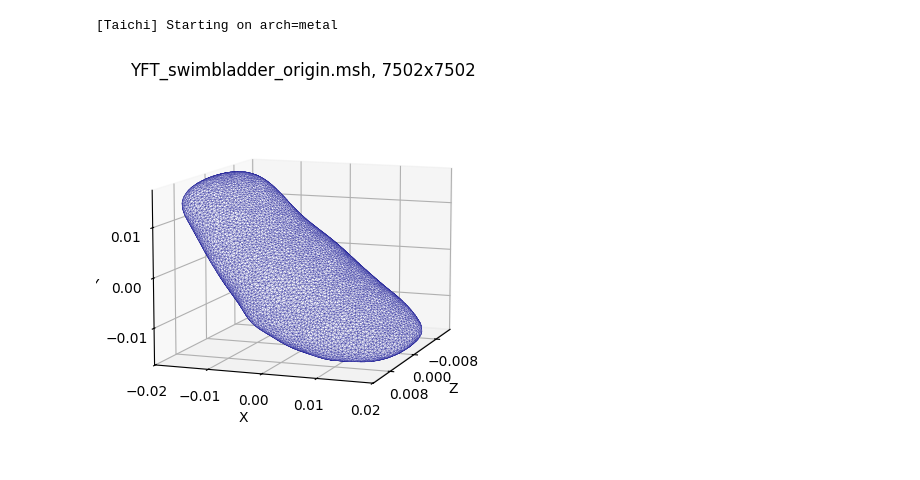
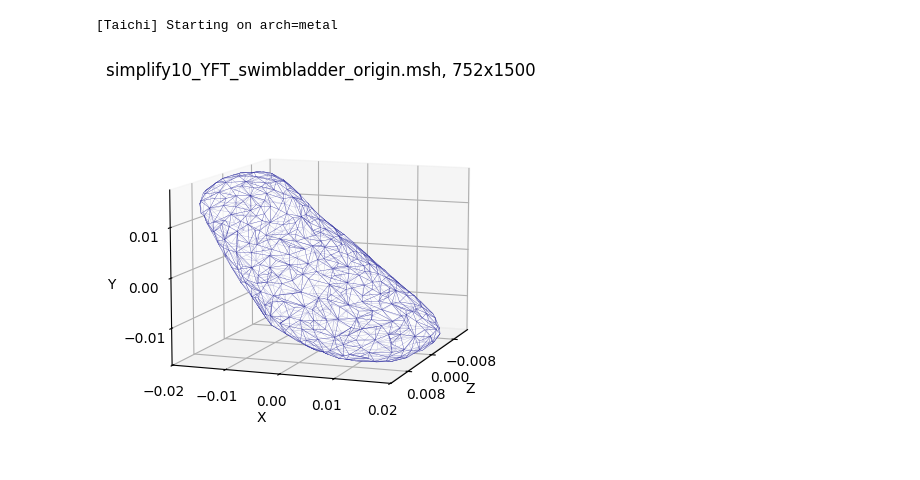
Before and after one commit to marmoszy/mm-bem, a Jupyter notebook: nb/yft_taichi.ipynb, the cells around one changed output. Drawn from its saved outputs; the diff is of its cells as text; code cells hidden in the pictures.

```diff
--- a/nb/yft_taichi.ipynb
+++ b/nb/yft_taichi.ipynb
@@ -1,8 +1,10 @@
 # %%
 # MM 1.11.2026: scattering from soft body using taichi
+
 # !pip install numpy scipy taichi matplotlib
 
 # plane wave scattering from soft target in salt water using Taichi
+# uses mm_util.py for output plot and print
 # input: msh ascii 2.2 file
 # output: 1-deg scattering pattern
 
@@ -18,12 +20,13 @@ datapath = "../msh/"
 fname = 'sphere-1.905_4098x8092.msh' #if len(sys.argv)<=1 else sys.argv[1]
 fname = 'sphere-1.905-600.msh'
 fname = 'simplify10_YFT_swimbladder_origin.msh'
-fname = 'YFT_swimbladder_origin.msh'
+#fname = 'YFT_swimbladder_origin.msh'
 
-th0 = [270]  #if len(sys.argv)<=2 else float(sys.argv[2])
+th0 = [270]        #if len(sys.argv)<=2 else float(sys.argv[2])
 ff = [38e3]  #if len(sys.argv)<=3 else float(sys.argv[3])
-c0 = 1480    #if len(sys.argv)<=4 else float(sys.argv[4])
-ph = 0       #if len(sys.argv)<=5 else float(sys.argv[5])
+c0 = 1480          #if len(sys.argv)<=4 else float(sys.argv[4])
+ph = 0             #if len(sys.argv)<=5 else float(sys.argv[5])
+v_or_t = 0         #if len(sys.argv)<=6 else float(sys.argv[6]) #use vertices or triangles
 
 @ti.kernel
 def compute_S(S_target: ti.types.ndarray(), x: ti.template(), k: ti.f32):
@@ -62,102 +65,48 @@ def compute_far_field(r1_arr: ti.types.ndarray(), phi_arr: ti.types.ndarray(), p
 cos_ph, sin_ph = cos(ph*pi/180), sin(ph*pi/180)
 Ry = np.array([[cos_ph, 0, sin_ph], [0, 1, 0], [-sin_ph, 0, cos_ph]])
 
-with open(datapath + fname) as f: lines = f.readlines()
+with open(datapath + fname) as fp: lines = fp.readlines()
 n = int(lines[4])
 v = [list(map(float, lines[5+i].split()[1:4])) for i in range(n)]
 m = int(lines[n+7])
 e = [list(map(lambda x: int(x)-1, lines[n+8+i].split()[5:8])) for i in range(m)]
 
-#x_np = array([sum([array(v[e[i][j]])/3 for j in range(3)]) for i in range(m)], dtype=np.float32)
-x_np, m = array(v, dtype=np.float32), n  # use vertices (P1) instead of centers (DP0)
+if v_or_t:
+    x_np, m = array(v, dtype=np.float32), n  # use vertices (P1) instead of centers (DP0)
+else:
+    x_np = array([sum([array(v[e[i][j]])/3 for j in range(3)]) for i in range(m)], dtype=np.float32)
 
 r1_np = array([Ry @ [cos(i*pi/180+pi), sin(i*pi/180+pi), 0] for i in range(360)], dtype=np.float32)
 S_np = np.zeros((m, m, 2), dtype=np.float32)
 
 x = ti.Vector.field(3, dtype=ti.f32, shape=m)
 x.from_numpy(x_np)
 
+psc, lbs = [], []
 for f0 in ff:
-    k = 2*pi * fq / c0
+    k = 2*pi * f0 / c0
     compute_S(S_np, x, k)
     for th in th0:
         d_np = Ry @ [cos(th*pi/180+pi), sin(th*pi/180+pi), 0]
         f = ti.Vector.field(2, dtype=ti.f32, shape=m)
         d = ti.Vector([d_np[0], d_np[1], d_np[2]])
         compute_f(f, x, d, k)
         f_np = f.to_numpy()
         S_cx = S_np.view(dtype=np.complex64).reshape(m, m)
         f_cx = f_np.view(dtype=np.complex64).reshape(m)
         from scipy.linalg import lu_factor, lu_solve
         phi_cx = lu_solve(lu_factor(S_cx), f_cx)
         phi_np = np.stack([phi_cx.real, phi_cx.imag], axis=-1).astype(np.float32)
         psc_np = np.zeros((360, 2), dtype=np.float32)
         compute_far_field(r1_np, phi_np, psc_np, k)
-        apsc = sqrt(psc_np[:, 0]**2 + psc_np[:, 1]**2)
-        thbs = (th+180)%360
-        lbs = psc_np[thbs,0] + 1j*psc_np[thbs,1]
-        #print("\n".join(["%d\t%.6f" % (i, apsc[i]) for i in range(len(apsc))]))
+        psc.append(psc_np[:, 0] + 1j * psc_np[:, 1])
+        lbs.append([f0, (th+180)%360, psc[-1][(th+180)%360], c0])
+        #print("\n".join(["%d\t%g"%(i,abs(psc[-1][i])) for i in range(len(psc[-1]))])
 
-# --- plot mesh
-import matplotlib.pyplot as plt
-from mpl_toolkits.mplot3d.art3d import Poly3DCollection
-tri = [[array(v[i]) for i in t] for t in e]
-fig = plt.figure()
-ax = fig.add_subplot(111, projection='3d')
-mesh_collection = Poly3DCollection(tri, alpha=0.6)
-mesh_collection.set_facecolor('white')
-mesh_collection.set_edgecolor('darkblue')
-mesh_collection.set_linewidth(0.2)
-ax.add_collection3d(mesh_collection)
-v_arr = array(v)
-x_min, x_max = v_arr[:, 0].min(), v_arr[:, 0].max()
-y_min, y_max = v_arr[:, 1].min(), v_arr[:, 1].max()
-z_min, z_max = v_arr[:, 2].min(), v_arr[:, 2].max()
-ax.set_xlim(x_min, x_max)
-ax.set_ylim(y_min, y_max)
-ax.set_zlim(z_min, z_max)
-x_range = x_max - x_min
-y_range = y_max - y_min
-z_range = z_max - z_min
-ax.set_box_aspect((x_range, y_range, z_range))
-ax.view_init(elev=10, azim=20, vertical_axis='y')
-ax.set_xlabel('X')
-ax.set_ylabel('Y')
-ax.set_zlabel('Z')
-ax.set_title(r"%s, %dx%d"%(fname,n,m))
-from matplotlib.ticker import MaxNLocator
-ax.xaxis.set_major_locator(MaxNLocator(nbins=4))
-ax.yaxis.set_major_locator(MaxNLocator(nbins=4))
-ax.zaxis.set_major_locator(MaxNLocator(nbins=4))
-plt.savefig("yft_taichi_1.svg", format="svg", bbox_inches="tight")
-plt.show()
-
-# --- plot solution
-import matplotlib.pyplot as plt
-angles = linspace(0, 2 * pi, 360, endpoint=False)
-values_db = 20 * log10([p for p in apsc])
-vmin, vmax = -60, -20
-fig, ax = plt.subplots(subplot_kw={'projection': 'polar'})
-ax.plot(angles, values_db, color='red')
-ax.set_ylim(vmin, vmax)
-ax.set_rticks(linspace(vmin, vmax, 5))
-ax.set_xticks(linspace(0, 2*pi-pi/6, 12))  # 30deg
-ax.set_rlabel_position(-20)
-ax.grid(True)
-ax.set_title(r"%s, $f_0$=%g kHz, $\theta_{BS}$=%g$\degree$"%(fname,f0/1e3,(th+180)%360), va='bottom')
-ax.text(-0.065, -0.065, r"$l_{BS}=$%6f"%(abs(lbs)),
-    fontsize=11,color='black',transform=ax.transAxes)
-ax.text(0.775, -0.065, "TS=%.2f dB"%(20*log10(abs(lbs))),
-    fontsize=11,color='black',transform=ax.transAxes)
-plt.savefig("yft_taichi_2.svg", format="svg", bbox_inches="tight")
-plt.show()
-
-# --- print
-s = "# mm-bem-taichi: %s (%dx%d)\n"%(fname,n,m)
-s += "# th0=%g ph0=0 f0=%g c0=%g lbs=%g (%g,%g)\n"%(th,f0,c0,abs(lbs),lbs.real,lbs.imag)
-s += "\n".join(["%d\t%g"%(i,apsc[i]) for i in range(len(apsc))])
-print(s)
-with open("yft_taichi_3.txt", "w") as f: print(s,file=f)
+from mm_util import plot_mesh, plot_lbs, print_txt
+plot_mesh(v, e, fname, "yft_taichi_1.svg")
+plot_lbs(psc, lbs, fname, "yft_taichi_2.svg")
+print_txt(fname, n, m, psc, lbs, "taichi", "yft_taichi_3.txt")
 # %% [output]
 [Taichi] Starting on arch=metal
-[figure, old version]
+[figure, new version]
```
Also changed, not shown: parts of 1 cell of this notebook, 4 other files.
